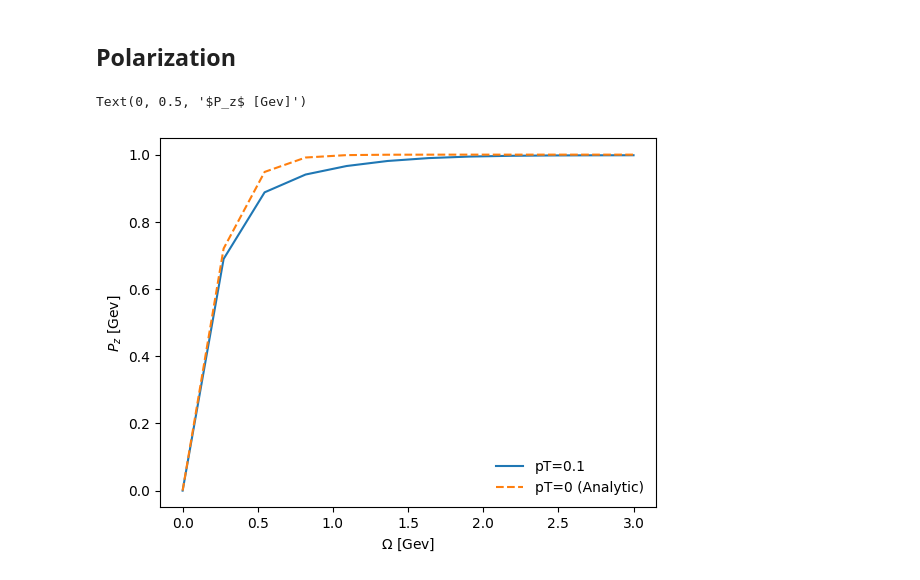
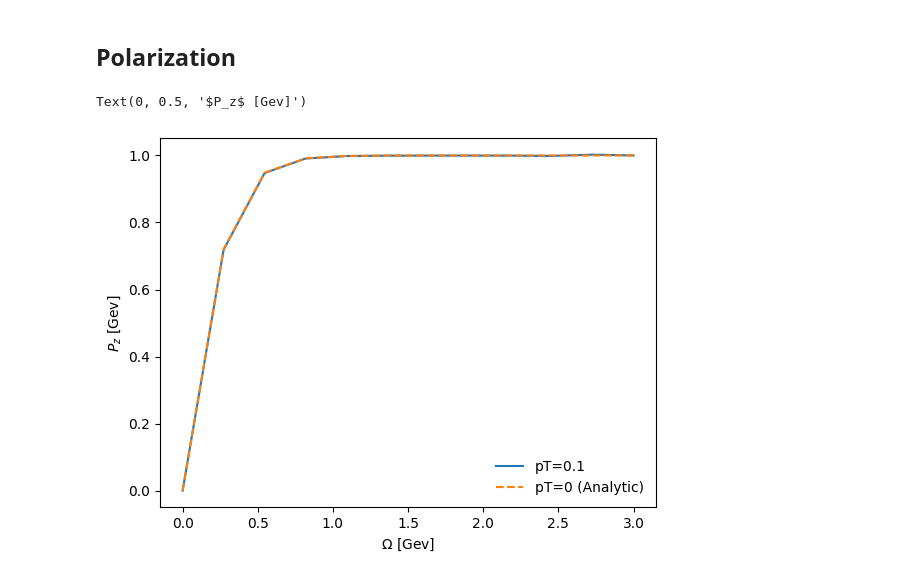
Before and after one commit to AndrePalermo/DiracFermions-in-MilneSpacetime, a Jupyter notebook: milneNumerics.ipynb, the cells around one changed output. Saved outputs shown, nothing was run; the diff lists cells and outputs as text; code cells hidden in the pictures.

```diff
--- a/milneNumerics.ipynb
+++ b/milneNumerics.ipynb
@@ -274,16 +261,16 @@ mass = 1
 tau = 1.0
 Temp = 1.0
 beta = 1.0/Temp
-SPlist = np.linspace(1e-5,5,12)
+SPlist = np.linspace(1e-5,3,6)
 mu_T = 0.0
 
 # Integration limits
-mu_min, mu_max = -10, 10.0
-px_min, px_max = -10.0, 10.0
-py_min, py_max = -10.0, 10.0
+mu_min, mu_max = -20.0, 20.0
+px_min, px_max = -20.0, 20.0
+py_min, py_max = -20.0, 20.0
 
 # Number of points per dimension
-N = 20+1  # Adjust for speed/resolution
+N = 40  # Adjust for speed/resolution
 
 # Create grid
 mu_grid = middle_dense_grid(N, mu_min, mu_max)
@@ -309,28 +296,9 @@ with ProcessPoolExecutor(max_workers=nproc) as executor:
     ))
 
 
-Plist, P_dTlist, Slist = zip(*results)
+Plist, P_dTlist, SlistZ = zip(*results)
 
 # Update your lists
 Plist = np.array(Plist)
 P_dTlist = np.array(P_dTlist)
-Entrlist = np.array(Slist)
-
-
-
-plt.figure()
-plt.plot(SPlist, Plist, linewidth=3)
-plt.xlabel("SP")
-plt.ylabel("T*log Z")
-
-plt.figure()
-plt.plot(SPlist, (-Plist+Temp*P_dTlist)/(-Plist[0]+Temp*P_dTlist[0]), linewidth=3)
-plt.xlabel("SP")
-plt.ylabel("-logZ +T*dlogZ/dT")
-
-plt.figure()
-plt.plot(SPlist, Slist, linewidth=3)
-plt.xlabel("SP")
-plt.ylabel("T*dLogZ/dOm")
-
-plt.show()
+SlistZ = np.array(SlistZ)
@@ -388,14 +378,14 @@ for Om in Omegalist:
 # %%
 """
     ... and we can can compare the results.
 """
 
 plt.plot(Omegalist, polarization_list, label=f"pT={np.sqrt(px**2+py**2)}")
 plt.plot(Omegalist, exactlist,linestyle="--", label=f"pT=0 (Analytic)")
 
 plt.legend(frameon=False)
-plt.xlabel("$\Omega$ [Gev]")
-plt.ylabel("$P_z$ [Gev]")
+plt.xlabel(r"$\Omega$ [Gev]")
+plt.ylabel(r"$P_z$")
 # %% [output]
 Text(0, 0.5, '$P_z$ [Gev]')
-[figure, old version]
+[figure, new version]
```
Also changed, not shown: parts of 7 cells of this notebook, 1 other file.
